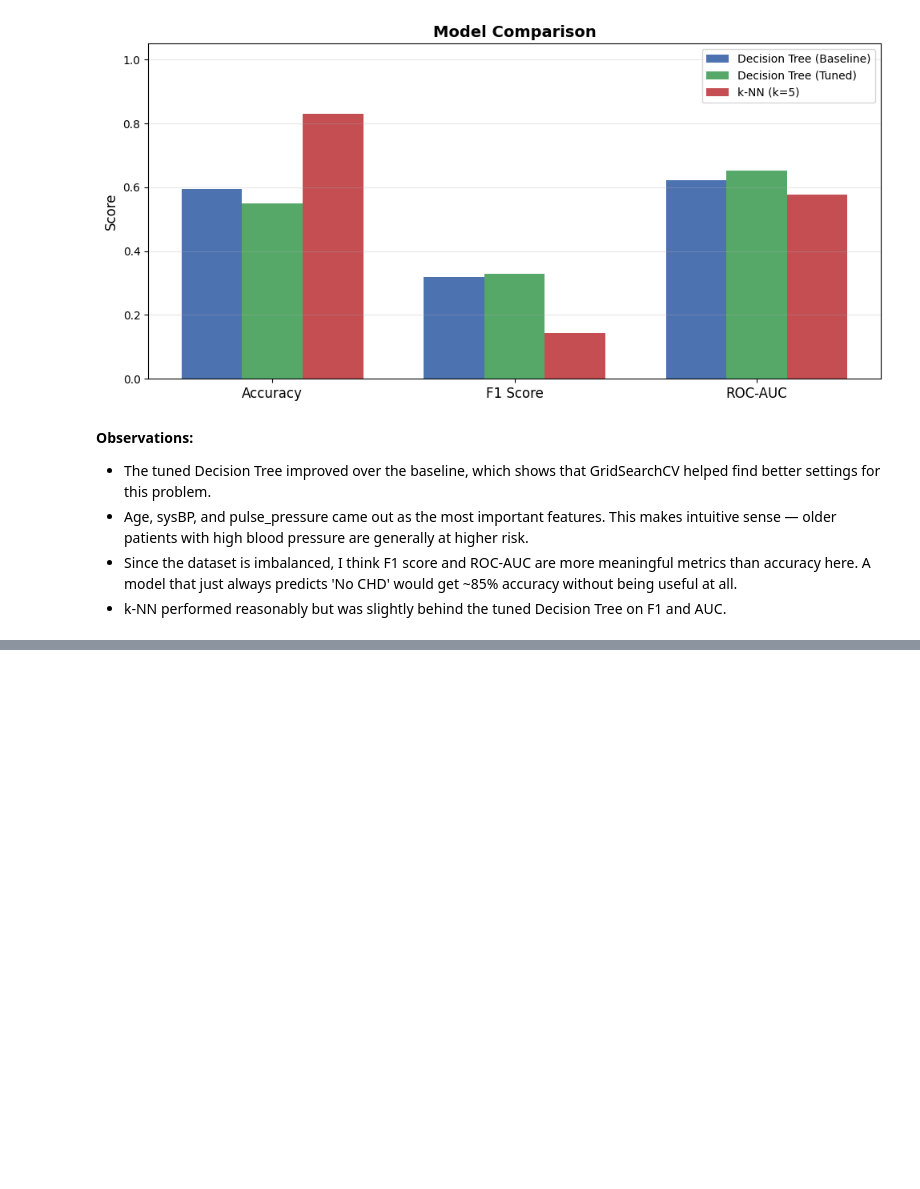
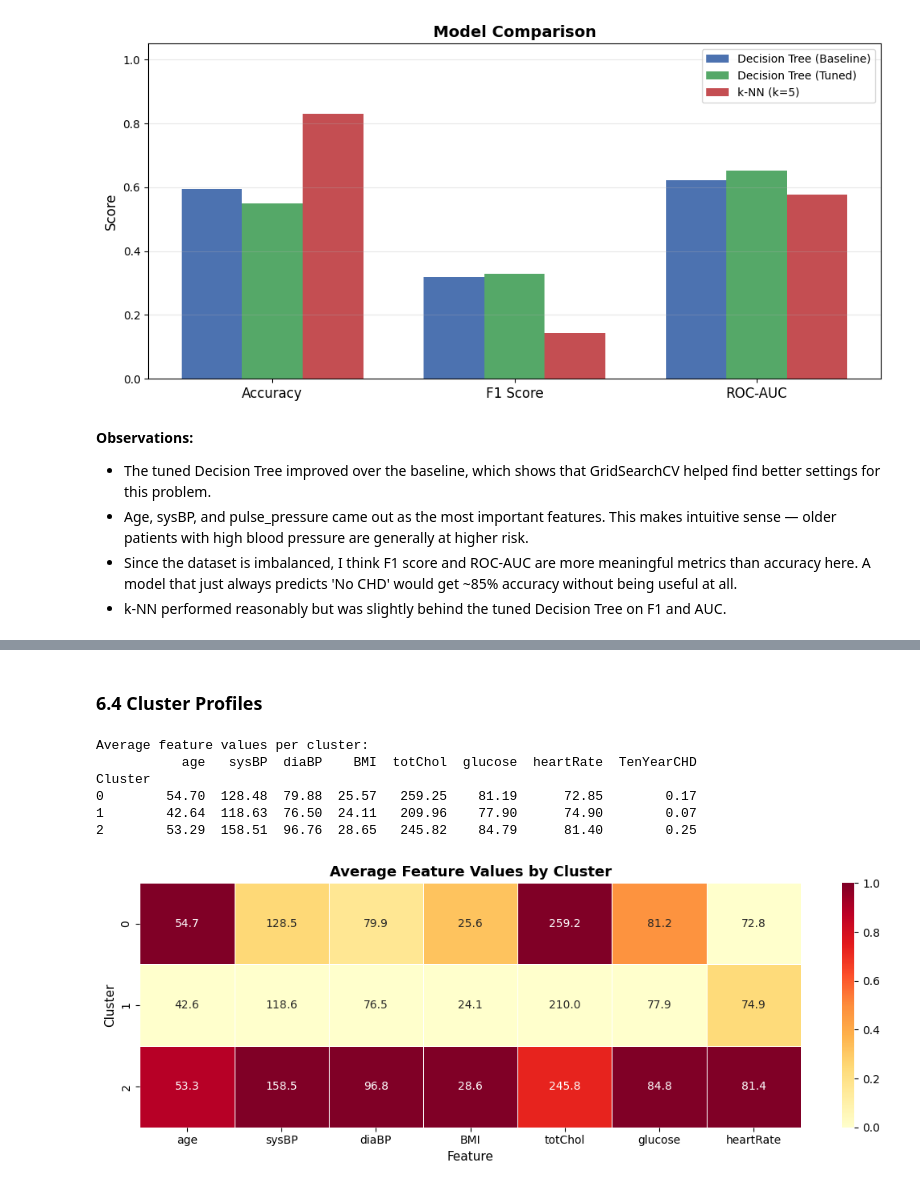
Before and after one commit to olkanth/MSCS_634_ProjectDeliverable_3, a Jupyter notebook: MSCS_634_Project_Deliverable3.ipynb, the cells around one changed output, grey strips where cells are left out. Saved outputs shown, nothing was run; the diff lists cells and outputs as text; code cells hidden in the pictures; blank space fills up the shorter version.

```diff
--- a/MSCS_634_Project_Deliverable3.ipynb
+++ b/MSCS_634_Project_Deliverable3.ipynb
@@ -615,0 +676,13 @@ Decision Tree (Baseline)    0.5943    0.3202   0.6224
+# %%
+# I chose k=3 because three groups are easy to interpret and the elbow/silhouette both point to around this range
+K_FINAL = 3
+
+kmeans = KMeans(n_clusters=K_FINAL, init='k-means++', n_init=20, random_state=42)
+cluster_labels = kmeans.fit_predict(X_cluster_sc)
+
+df_clean_data['Cluster'] = cluster_labels
+
+sil_final = silhouette_score(X_cluster_sc, cluster_labels)
+print(f"K-Means (k={K_FINAL}) — Silhouette Score: {sil_final:.4f}")
+print(f"\nCluster sizes:")
+print(pd.Series(cluster_labels).value_counts().sort_index())
@@ -615,0 +697,32 @@ Decision Tree (Baseline)    0.5943    0.3202   0.6224
+# %% [markdown]
+### 6.4 Cluster Profiles
+# %%
+cluster_profile = df_clean_data.groupby('Cluster')[cluster_cols + ['TenYearCHD']].mean().round(2)
+
+print("Average feature values per cluster:")
+print(cluster_profile.to_string())
+
+# Heatmap
+cluster_profile_norm = (cluster_profile[cluster_cols] - cluster_profile[cluster_cols].min()) / \
+                       (cluster_profile[cluster_cols].max() - cluster_profile[cluster_cols].min())
+
+fig, ax = plt.subplots(figsize=(11, 4))
+sns.heatmap(
+    cluster_profile_norm,
+    annot=cluster_profile[cluster_cols],
+    fmt='.1f', cmap='YlOrRd', linewidths=0.5, ax=ax
+)
+ax.set_title('Average Feature Values by Cluster', fontsize=13, fontweight='bold')
+ax.set_xlabel('Feature', fontsize=11)
+ax.set_ylabel('Cluster', fontsize=11)
+plt.tight_layout()
+plt.savefig('Visualizations/7_cluster_profiles.png', dpi=150, bbox_inches='tight')
+plt.show()
+# %% [output]
+Average feature values per cluster:
+           age   sysBP  diaBP    BMI  totChol  glucose  heartRate  TenYearCHD
+Cluster
+0        54.70  128.48  79.88  25.57   259.25    81.19      72.85        0.17
+1        42.64  118.63  76.50  24.11   209.96    77.90      74.90        0.07
+2        53.29  158.51  96.76  28.65   245.82    84.79      81.40        0.25
+[figure, added]
```
Also changed, not shown: parts of 28 cells of this notebook.
